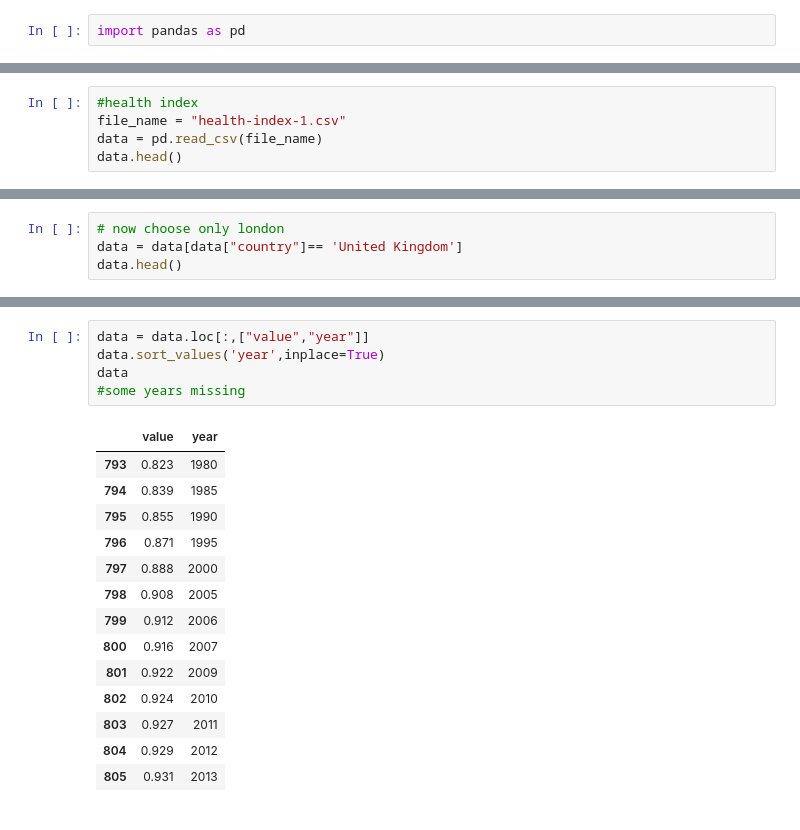
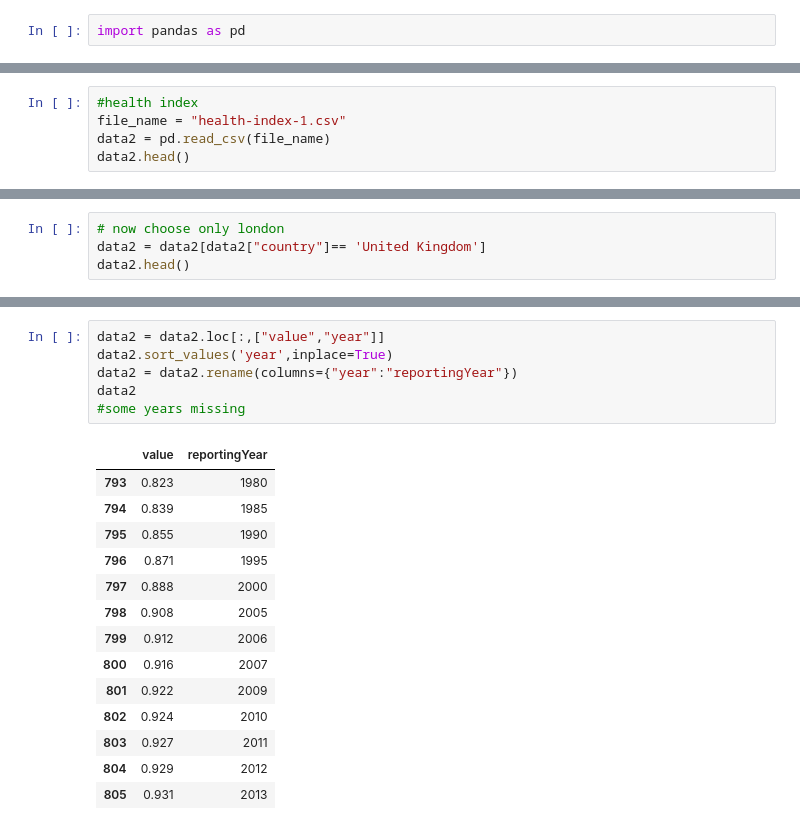
Before and after one commit to GuilhermeCasal/DataManagementFCD, a Jupyter notebook: env_analisys.ipynb, the cells around one changed output, grey strips where cells are left out. Saved outputs shown, nothing was run; the diff lists cells and outputs as text.

```diff
--- a/env_analisys.ipynb
+++ b/env_analisys.ipynb
@@ -37,8 +37,8 @@ data.head()
 # %%
 #health index
 file_name = "health-index-1.csv"
-data = pd.read_csv(file_name)
-data.head()
+data2 = pd.read_csv(file_name)
+data2.head()
 # %% [output]
 |  | id | utc_created | utc_updated | country | country_code | indicator_code | indicator | value | year |
 | 0 | 1 | 2016-01-07 10:10:52.689964 | 2016-01-07 10:10:52.690139 | Afghanistan | AFG | 72206 | HDI: Health index | 0.327 | 1980 |
@@ -48,8 +48,8 @@ data.head()
 | 4 | 5 | 2016-01-07 10:10:52.689964 | 2016-01-07 10:10:52.690139 | Afghanistan | AFG | 72206 | HDI: Health index | 0.536 | 2000 |
 # %%
 # now choose only london
-data = data[data["country"]== 'United Kingdom']
-data.head()
+data2 = data2[data2["country"]== 'United Kingdom']
+data2.head()
 # %% [output]
 |  | id | utc_created | utc_updated | country | country_code | indicator_code | indicator | value | year |
 | 793 | 794 | 2016-01-07 10:10:52.689964 | 2016-01-07 10:10:52.690139 | United Kingdom | GBR | 72206 | HDI: Health index | 0.823 | 1980 |
@@ -58,12 +58,13 @@ data.head()
 | 796 | 797 | 2016-01-07 10:10:52.689964 | 2016-01-07 10:10:52.690139 | United Kingdom | GBR | 72206 | HDI: Health index | 0.871 | 1995 |
 | 797 | 798 | 2016-01-07 10:10:52.689964 | 2016-01-07 10:10:52.690139 | United Kingdom | GBR | 72206 | HDI: Health index | 0.888 | 2000 |
 # %%
-data = data.loc[:,["value","year"]]
-data.sort_values('year',inplace=True)
-data
+data2 = data2.loc[:,["value","year"]]
+data2.sort_values('year',inplace=True)
+data2 = data2.rename(columns={"year":"reportingYear"})
+data2
 #some years missing
 # %% [output]
-|  | value | year |
+|  | value | reportingYear |
 | 793 | 0.823 | 1980 |
 | 794 | 0.839 | 1985 |
 | 795 | 0.855 | 1990 |
```
Also changed, not shown: parts of 8 cells of this notebook, 6 other files.
